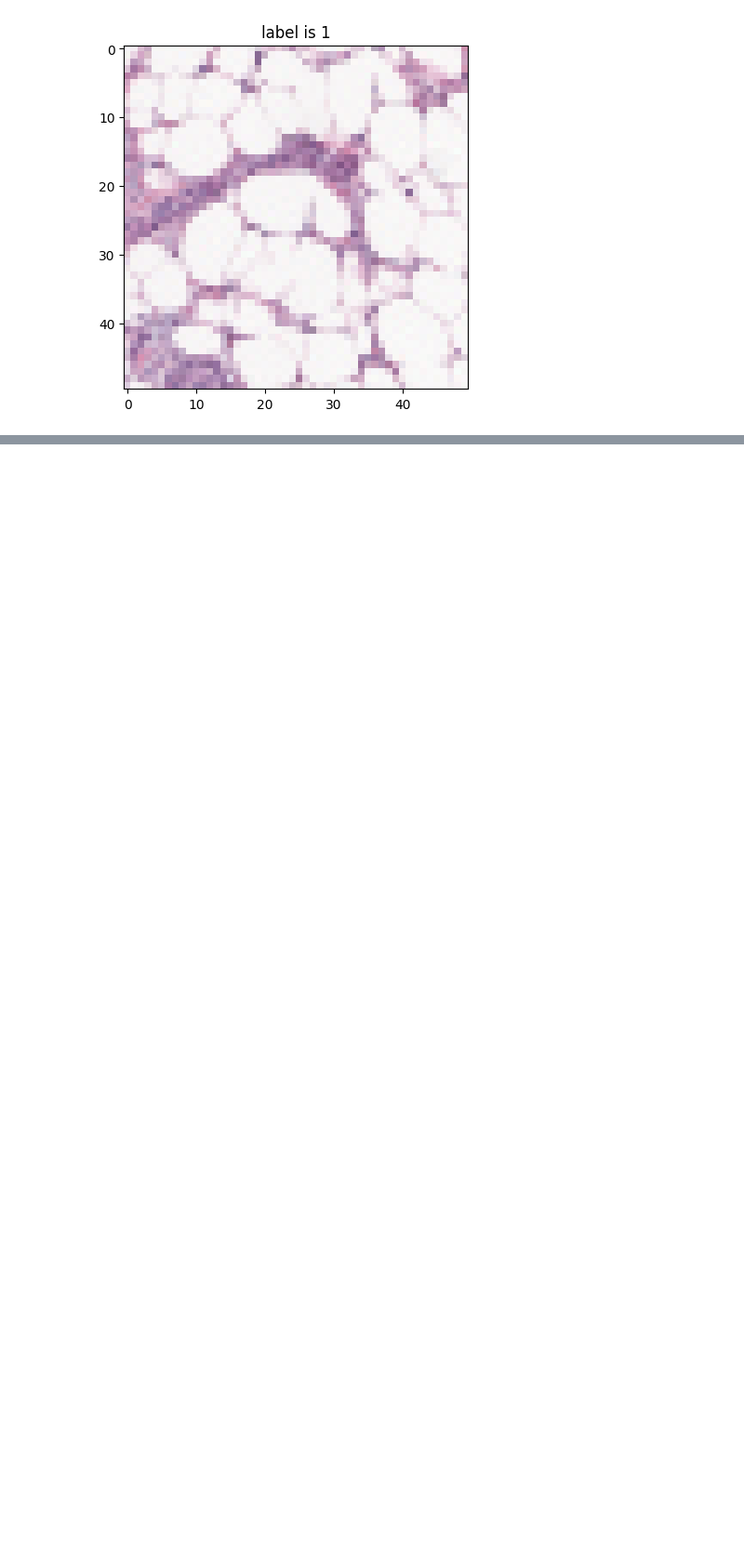
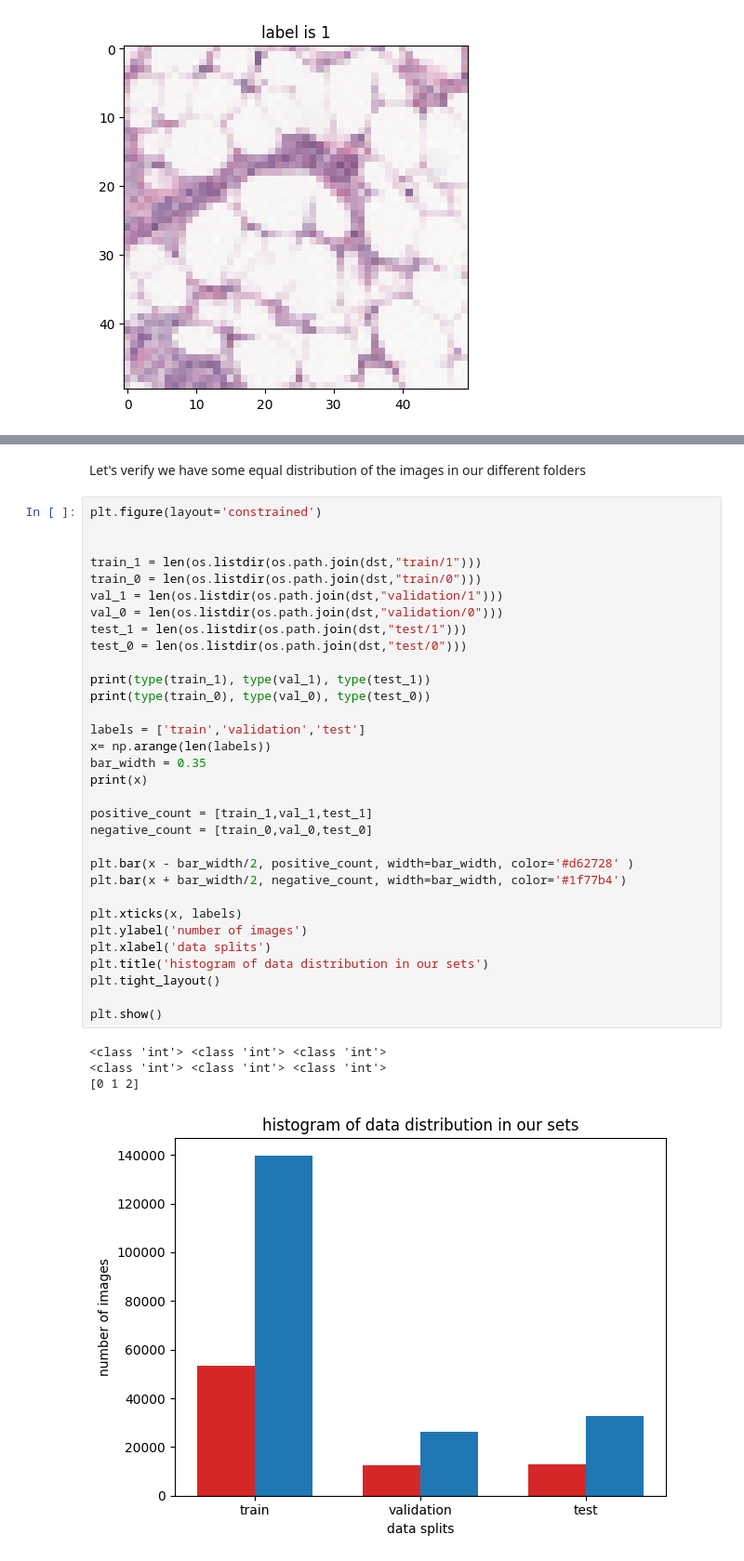
Before and after one commit to Juba-Amr/breast-cancer-CNN, a Jupyter notebook: notebooks/testings.ipynb, the cells around one changed output, grey strips where cells are left out. Shown: that part at 93% size. Drawn from its saved outputs; the diff is of its cells as text; blank space fills up the shorter version.

```diff
--- a/notebooks/testings.ipynb
+++ b/notebooks/testings.ipynb
@@ -95,0 +251,39 @@ im.size
+# %% [markdown]
+Let's verify we have some equal distribution of the images in our different folders
+# %%
+plt.figure(layout='constrained')
+
+
+train_1 = len(os.listdir(os.path.join(dst,"train/1")))
+train_0 = len(os.listdir(os.path.join(dst,"train/0")))
+val_1 = len(os.listdir(os.path.join(dst,"validation/1")))
+val_0 = len(os.listdir(os.path.join(dst,"validation/0")))
+test_1 = len(os.listdir(os.path.join(dst,"test/1")))
+test_0 = len(os.listdir(os.path.join(dst,"test/0")))
+
+print(type(train_1), type(val_1), type(test_1))
+print(type(train_0), type(val_0), type(test_0))
+
+labels = ['train','validation','test']
+x= np.arange(len(labels))
+bar_width = 0.35
+print(x)
+
+positive_count = [train_1,val_1,test_1]
+negative_count = [train_0,val_0,test_0]
+
+plt.bar(x - bar_width/2, positive_count, width=bar_width, color='#d62728' )
+plt.bar(x + bar_width/2, negative_count, width=bar_width, color='#1f77b4')
+
+plt.xticks(x, labels)
+plt.ylabel('number of images')
+plt.xlabel('data splits')
+plt.title('histogram of data distribution in our sets')
+plt.tight_layout()
+
+plt.show()
+# %% [output]
+<class 'int'> <class 'int'> <class 'int'>
+<class 'int'> <class 'int'> <class 'int'>
+[0 1 2]
+[figure, added]
```
Also changed, not shown: parts of 25 cells of this notebook.
